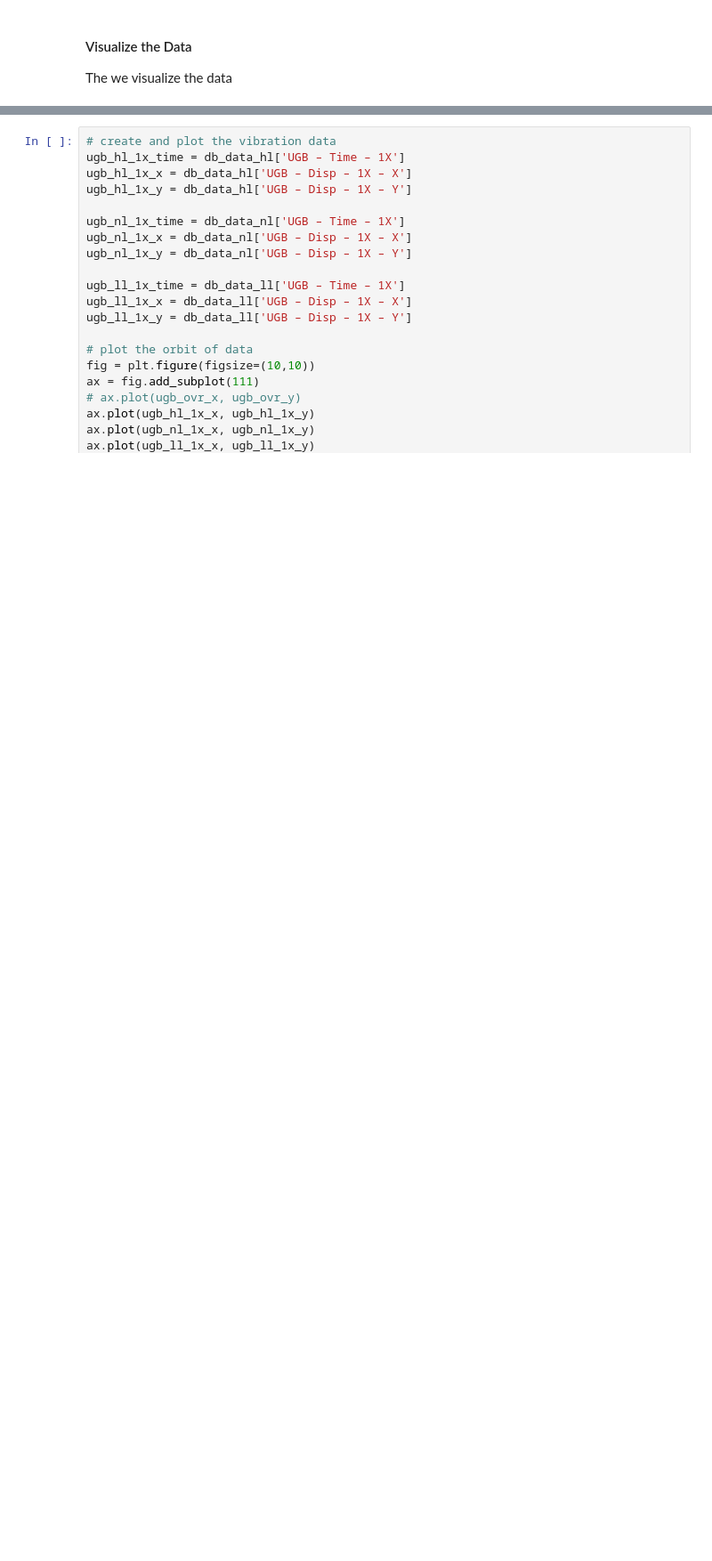
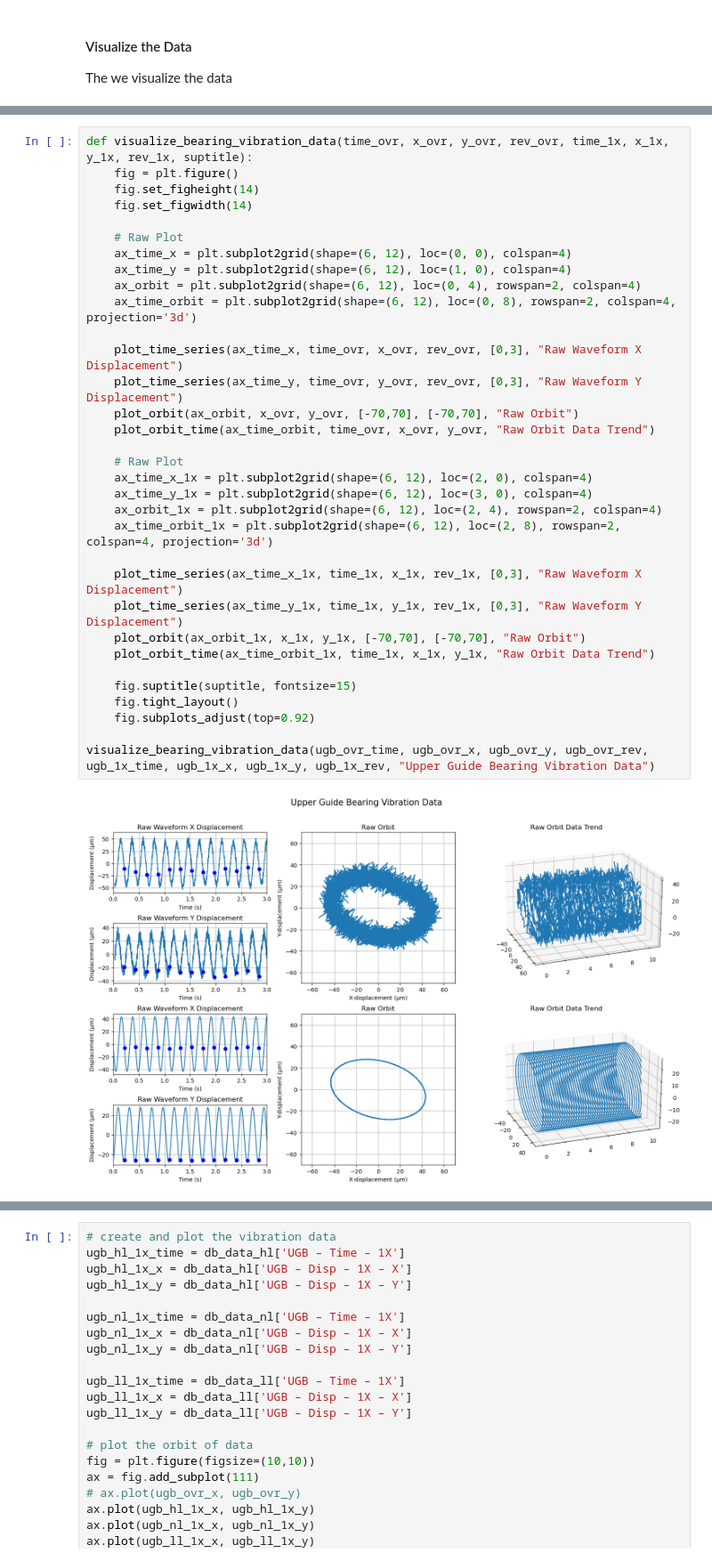
Before and after one commit to mekatronik-achmadi/Predict-CBM, a Jupyter notebook: Vale/TestOlahPy/preliminary_data_analysis/orbital_analysis.ipynb, the cells around one changed output, grey strips where cells are left out. Shown at 89% size. Saved outputs shown, nothing was run; the diff lists cells and outputs as text; blank space fills up the shorter version.

```diff
--- a/Vale/TestOlahPy/preliminary_data_analysis/orbital_analysis.ipynb
+++ b/Vale/TestOlahPy/preliminary_data_analysis/orbital_analysis.ipynb
@@ -166,0 +203,35 @@ plt.show()
+# %%
+def visualize_bearing_vibration_data(time_ovr, x_ovr, y_ovr, rev_ovr, time_1x, x_1x, y_1x, rev_1x, suptitle):
+    fig = plt.figure()
+    fig.set_figheight(14)
+    fig.set_figwidth(14)
+
+    # Raw Plot
+    ax_time_x = plt.subplot2grid(shape=(6, 12), loc=(0, 0), colspan=4)
+    ax_time_y = plt.subplot2grid(shape=(6, 12), loc=(1, 0), colspan=4)
+    ax_orbit = plt.subplot2grid(shape=(6, 12), loc=(0, 4), rowspan=2, colspan=4)
+    ax_time_orbit = plt.subplot2grid(shape=(6, 12), loc=(0, 8), rowspan=2, colspan=4, projection='3d')
+
+    plot_time_series(ax_time_x, time_ovr, x_ovr, rev_ovr, [0,3], "Raw Waveform X Displacement")
+    plot_time_series(ax_time_y, time_ovr, y_ovr, rev_ovr, [0,3], "Raw Waveform Y Displacement")
+    plot_orbit(ax_orbit, x_ovr, y_ovr, [-70,70], [-70,70], "Raw Orbit")
+    plot_orbit_time(ax_time_orbit, time_ovr, x_ovr, y_ovr, "Raw Orbit Data Trend")
+
+    # Raw Plot
+    ax_time_x_1x = plt.subplot2grid(shape=(6, 12), loc=(2, 0), colspan=4)
+    ax_time_y_1x = plt.subplot2grid(shape=(6, 12), loc=(3, 0), colspan=4)
+    ax_orbit_1x = plt.subplot2grid(shape=(6, 12), loc=(2, 4), rowspan=2, colspan=4)
+    ax_time_orbit_1x = plt.subplot2grid(shape=(6, 12), loc=(2, 8), rowspan=2, colspan=4, projection='3d')
+
+    plot_time_series(ax_time_x_1x, time_1x, x_1x, rev_1x, [0,3], "Raw Waveform X Displacement")
+    plot_time_series(ax_time_y_1x, time_1x, y_1x, rev_1x, [0,3], "Raw Waveform Y Displacement")
+    plot_orbit(ax_orbit_1x, x_1x, y_1x, [-70,70], [-70,70], "Raw Orbit")
+    plot_orbit_time(ax_time_orbit_1x, time_1x, x_1x, y_1x, "Raw Orbit Data Trend")
+
+    fig.suptitle(suptitle, fontsize=15)
+    fig.tight_layout()
+    fig.subplots_adjust(top=0.92)
+
+visualize_bearing_vibration_data(ugb_ovr_time, ugb_ovr_x, ugb_ovr_y, ugb_ovr_rev, ugb_1x_time, ugb_1x_x, ugb_1x_y, ugb_1x_rev, "Upper Guide Bearing Vibration Data")
+# %% [output]
+[figure, added]
```
Also changed, not shown: parts of 6 cells of this notebook.
